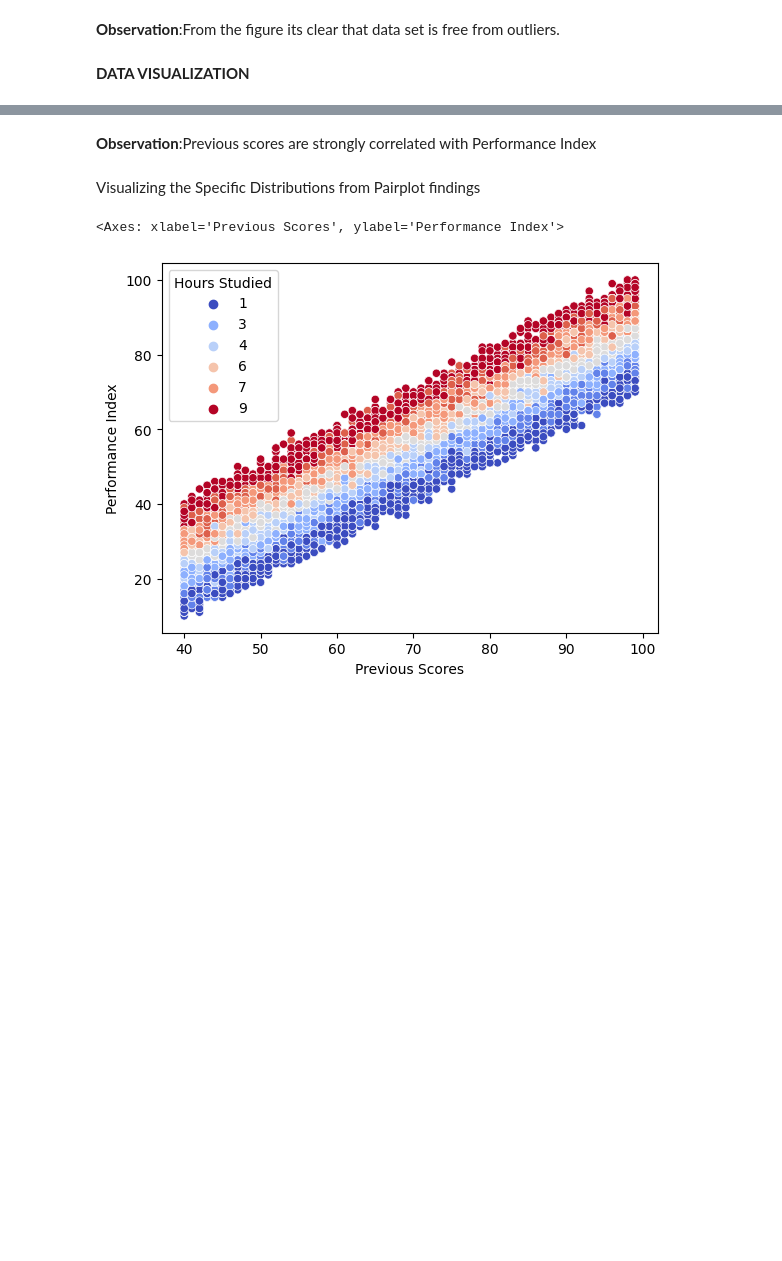
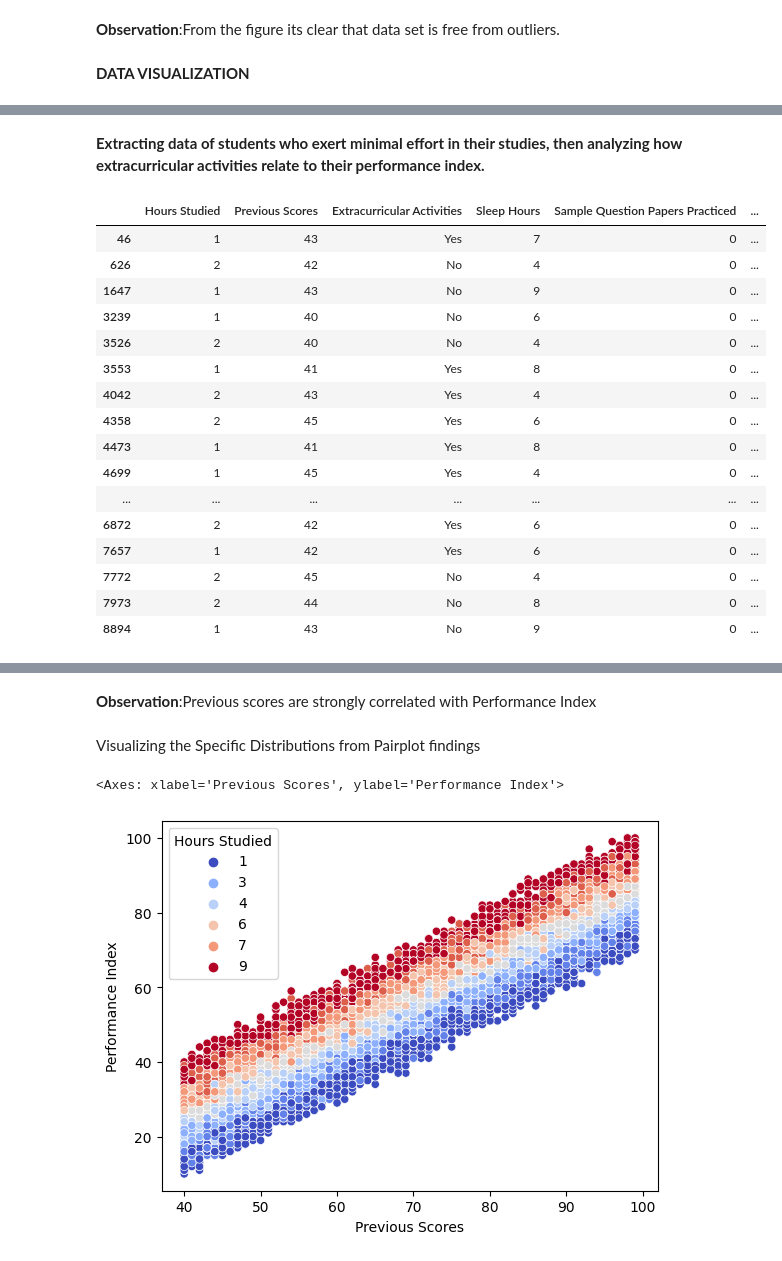
Before and after one commit to HarikrishnanK9/DataSymphony, a Jupyter notebook: Student_Performance_Regression.ipynb, the cells around one changed output, grey strips where cells are left out. Drawn from its saved outputs; the diff is of its cells as text; code cells hidden in the pictures; blank space fills up the shorter version.

```diff
--- a/Student_Performance_Regression.ipynb
+++ b/Student_Performance_Regression.ipynb
@@ -164,0 +171,23 @@ sns.barplot(x='Extracurricular Activities', y='Performance Index', data=df)
+# %% [markdown]
+**Extracting data of students who exert minimal effort in their studies, then analyzing how extracurricular activities relate to their performance index.**
+# %%
+least_effort=df.loc[(df["Hours Studied"]<=2)&(df["Previous Scores"]<=45)&(df["Performance Index"]<40)&(df["Sample Question Papers Practiced"]==False)]
+least_effort
+# %% [output]
+|  | Hours Studied | Previous Scores | Extracurricular Activities | Sleep Hours | Sample Question Papers Practiced | ... |
+| 46 | 1 | 43 | Yes | 7 | 0 | ... |
+| 626 | 2 | 42 | No | 4 | 0 | ... |
+| 1647 | 1 | 43 | No | 9 | 0 | ... |
+| 3239 | 1 | 40 | No | 6 | 0 | ... |
+| 3526 | 2 | 40 | No | 4 | 0 | ... |
+| 3553 | 1 | 41 | Yes | 8 | 0 | ... |
+| 4042 | 2 | 43 | Yes | 4 | 0 | ... |
+| 4358 | 2 | 45 | Yes | 6 | 0 | ... |
+| 4473 | 1 | 41 | Yes | 8 | 0 | ... |
+| 4699 | 1 | 45 | Yes | 4 | 0 | ... |
+| ... | ... | ... | ... | ... | ... | ... |
+| 6872 | 2 | 42 | Yes | 6 | 0 | ... |
+| 7657 | 1 | 42 | Yes | 6 | 0 | ... |
+| 7772 | 2 | 45 | No | 4 | 0 | ... |
+| 7973 | 2 | 44 | No | 8 | 0 | ... |
+| 8894 | 1 | 43 | No | 9 | 0 | ... |
```
Also changed, not shown: parts of 24 cells of this notebook.
